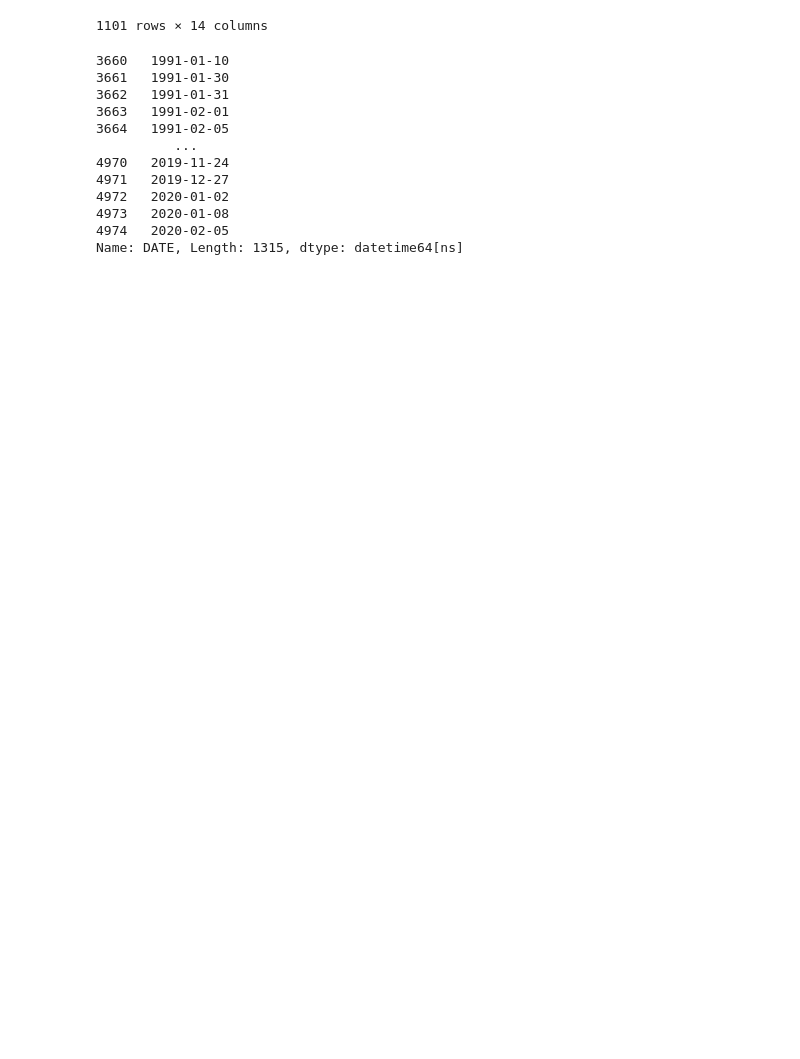
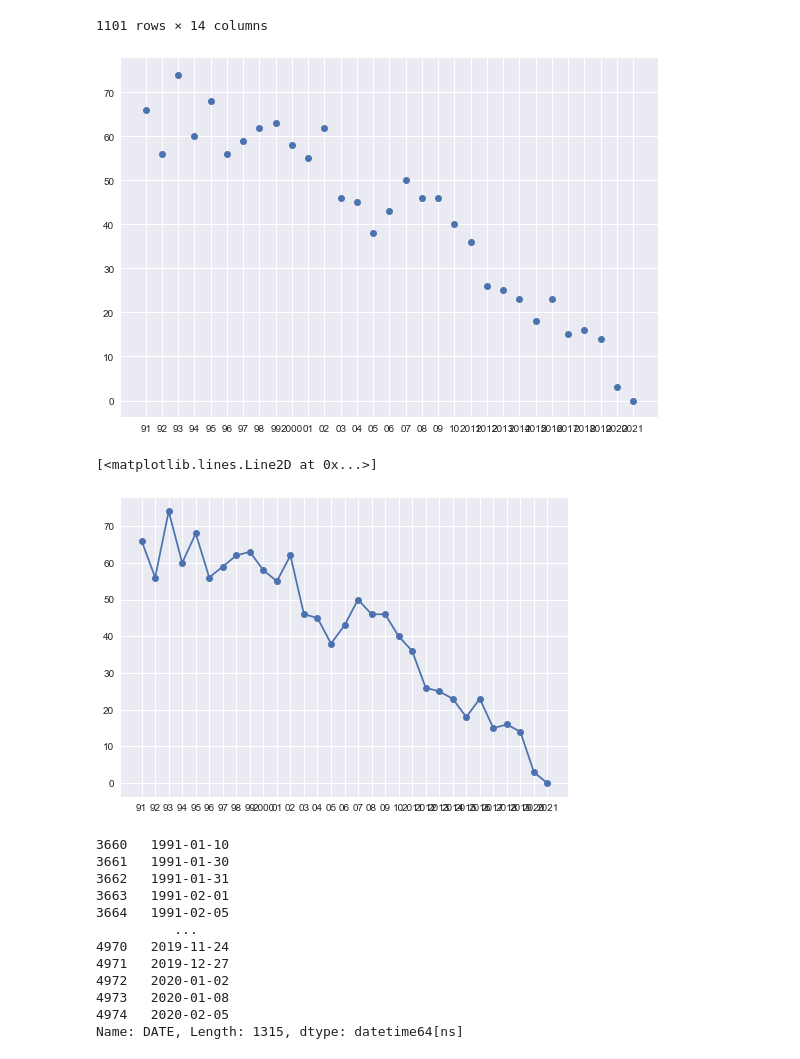
Before and after one commit to MZt92-ui/Project-1-Group-3, a Jupyter notebook: plane crash.ipynb, the cells around one changed output. Drawn from its saved outputs; the diff is of its cells as text; code cells hidden in the pictures; blank space fills up the shorter version.

```diff
--- a/plane crash.ipynb
+++ b/plane crash.ipynb
@@ -177,52 +177,61 @@ year12 = "2012-01-01"
 year13 = "2013-01-01"
 year14 = "2014-01-01"
 year15 = "2015-01-01"
 year16 = "2016-01-01"
 year17 = "2017-01-01"
 year18 = "2018-01-01"
 year19 = "2019-01-01"
 year20 = "2020-01-01"
 year21 = "2021-01-01"
-
-
-
+year22 = "2022-01-01"
 years00_01 = len(plane_1991_2021[(plane_1991_2021['DATE'] >= year00) & (plane_1991_2021['DATE'] < year01)])
 years01_02 = len(plane_1991_2021[(plane_1991_2021['DATE'] >= year01) & (plane_1991_2021['DATE'] < year02)])
 years02_03 = len(plane_1991_2021[(plane_1991_2021['DATE'] >= year02) & (plane_1991_2021['DATE'] < year03)])
 years03_04 = len(plane_1991_2021[(plane_1991_2021['DATE'] >= year03) & (plane_1991_2021['DATE'] < year04)])
 years04_05 = len(plane_1991_2021[(plane_1991_2021['DATE'] >= year04) & (plane_1991_2021['DATE'] < year05)])
 years05_06 = len(plane_1991_2021[(plane_1991_2021['DATE'] >= year05) & (plane_1991_2021['DATE'] < year06)])
-years07_08 = len(plane_1991_2021[(plane_1991_2021['DATE'] >= year06) & (plane_1991_2021['DATE'] < year07)])
-years08_09 = len(plane_1991_2021[(plane_1991_2021['DATE'] >= year07) & (plane_1991_2021['DATE'] < year08)])
-years09_10 = len(plane_1991_2021[(plane_1991_2021['DATE'] >= year08) & (plane_1991_2021['DATE'] < year09)])
-years10_11 = len(plane_1991_2021[(plane_1991_2021['DATE'] >= year09) & (plane_1991_2021['DATE'] < year10)])
+years06_07 = len(plane_1991_2021[(plane_1991_2021['DATE'] >= year06) & (plane_1991_2021['DATE'] < year07)])
+years07_08 = len(plane_1991_2021[(plane_1991_2021['DATE'] >= year07) & (plane_1991_2021['DATE'] < year08)])
+years08_09 = len(plane_1991_2021[(plane_1991_2021['DATE'] >= year08) & (plane_1991_2021['DATE'] < year09)])
+years09_10 = len(plane_1991_2021[(plane_1991_2021['DATE'] >= year09) & (plane_1991_2021['DATE'] < year10)])
+years10_11 = len(plane_1991_2021[(plane_1991_2021['DATE'] >= year10) & (plane_1991_2021['DATE'] < year11)])
 
-years11_12 = len(plane_1991_2021[(plane_1991_2021['DATE'] >= year09) & (plane_1991_2021['DATE'] < year11)])
-years12_13 = len(plane_1991_2021[(plane_1991_2021['DATE'] >= year09) & (plane_1991_2021['DATE'] < year12)])
-years13_14 = len(plane_1991_2021[(plane_1991_2021['DATE'] >= year09) & (plane_1991_2021['DATE'] < year13)])
-years14_15 = len(plane_1991_2021[(plane_1991_2021['DATE'] >= year09) & (plane_1991_2021['DATE'] < year14)])
-years15_16 = len(plane_1991_2021[(plane_1991_2021['DATE'] >= year09) & (plane_1991_2021['DATE'] < year15)])
-years16_17 = len(plane_1991_2021[(plane_1991_2021['DATE'] >= year09) & (plane_1991_2021['DATE'] < year10)])
-years17_18 = len(plane_1991_2021[(plane_1991_2021['DATE'] >= year09) & (plane_1991_2021['DATE'] < year10)])
-years18_19 = len(plane_1991_2021[(plane_1991_2021['DATE'] >= year09) & (plane_1991_2021['DATE'] < year10)])
-years19_20 = len(plane_1991_2021[(plane_1991_2021['DATE'] >= year09) & (plane_1991_2021['DATE'] < year10)])
-years20_21 = len(plane_1991_2021[(plane_1991_2021['DATE'] >= year09) & (plane_1991_2021['DATE'] < year10)])
+years11_12 = len(plane_1991_2021[(plane_1991_2021['DATE'] >= year11) & (plane_1991_2021['DATE'] < year12)])
+years12_13 = len(plane_1991_2021[(plane_1991_2021['DATE'] >= year12) & (plane_1991_2021['DATE'] < year13)])
+years13_14 = len(plane_1991_2021[(plane_1991_2021['DATE'] >= year13) & (plane_1991_2021['DATE'] < year14)])
+years14_15 = len(plane_1991_2021[(plane_1991_2021['DATE'] >= year14) & (plane_1991_2021['DATE'] < year15)])
+years15_16 = len(plane_1991_2021[(plane_1991_2021['DATE'] >= year15) & (plane_1991_2021['DATE'] < year16)])
+years16_17 = len(plane_1991_2021[(plane_1991_2021['DATE'] >= year16) & (plane_1991_2021['DATE'] < year17)])
+years17_18 = len(plane_1991_2021[(plane_1991_2021['DATE'] >= year17) & (plane_1991_2021['DATE'] < year18)])
+years18_19 = len(plane_1991_2021[(plane_1991_2021['DATE'] >= year18) & (plane_1991_2021['DATE'] < year19)])
+years19_20 = len(plane_1991_2021[(plane_1991_2021['DATE'] >= year19) & (plane_1991_2021['DATE'] < year20)])
+years20_21 = len(plane_1991_2021[(plane_1991_2021['DATE'] >= year20) & (plane_1991_2021['DATE'] < year21)])
+years21_22 = len(plane_1991_2021[(plane_1991_2021['DATE'] >= year21) & (plane_1991_2021['DATE'] < year22)])
 
 
 
 import matplotlib.pyplot as plt
 from datetime import datetime, timedelta
 plt.style.use('seaborn')
 
-dates = ["1991","1992","1993","1994","1995",'1996',"1997","1998","1999"]
+dates = ["91","92","93","94","95",'96',"97","98","99", "2000",
+        "01", "02", "03", "04", "05", "06", "07", "08", "09", "10",
+        "2011", "2012","2013", "2014", "2015", "2016", "2017", "2018", "2019", "2020", "2021"]
 
-y = [years91_92, years92_93, years93_94, years94_95, years95_96, years96_97, years97_98, years98_99 ,years99_00]
+y = [years92_93, years93_94, years94_95, years95_96, years96_97, years97_98, years98_99 ,
+    years99_00, years00_01, years01_02, years02_03, years03_04, years04_05, years05_06, years06_07,
+    years07_08, years08_09, years09_10, years09_10,years10_11, years11_12, years12_13, years13_14,
+    years14_15, years15_16, years16_17, years17_18, years18_19, years19_20, years20_21, years21_22 ]
 
 plt.plot_date(dates, y)
 plt.tight_layout()
 plt.show()
 
 plt.plot_date(dates, y, linestyle ='solid')
+# %% [output]
+[figure, added]
+[<matplotlib.lines.Line2D at 0x...>]
+[figure, added]
 # %%
 plane_1991_2021["DATE"]
 # %% [output]
```
Also changed, not shown: parts of 2 cells of this notebook.
